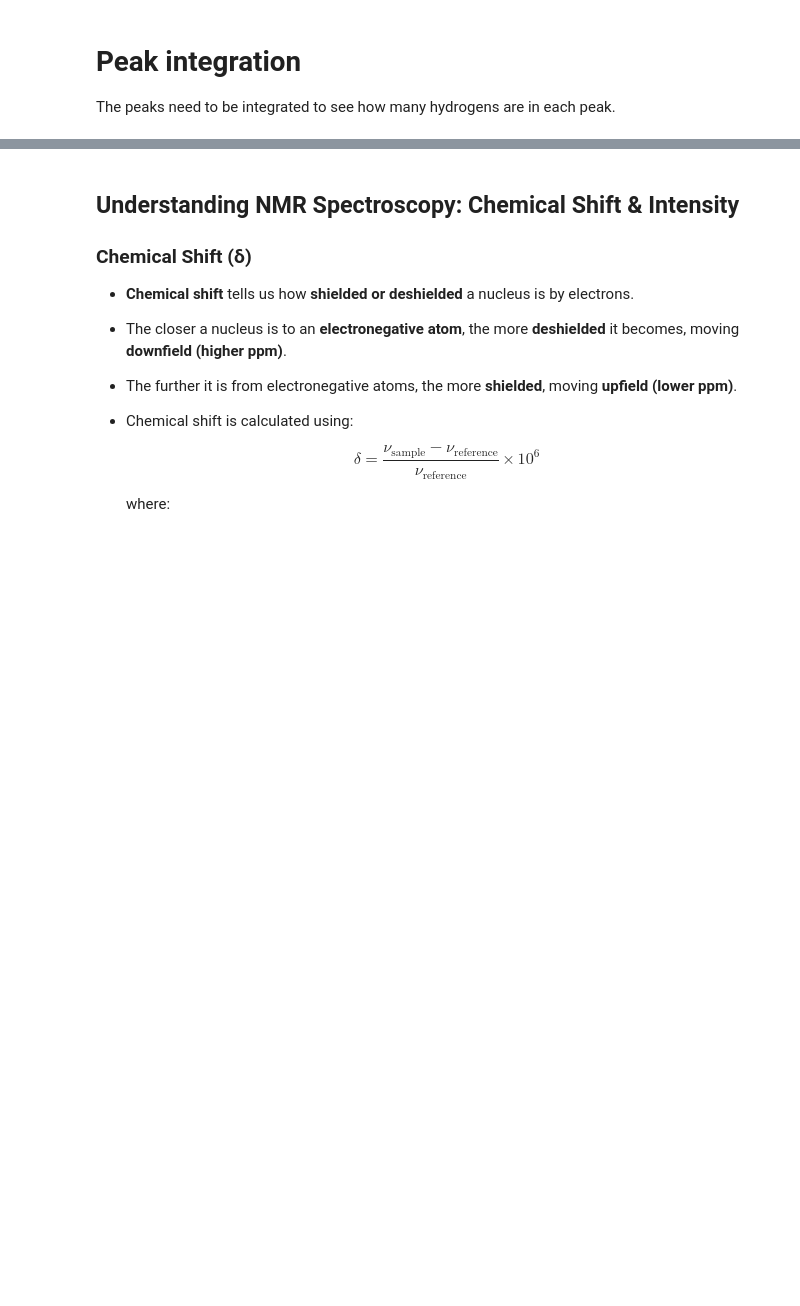
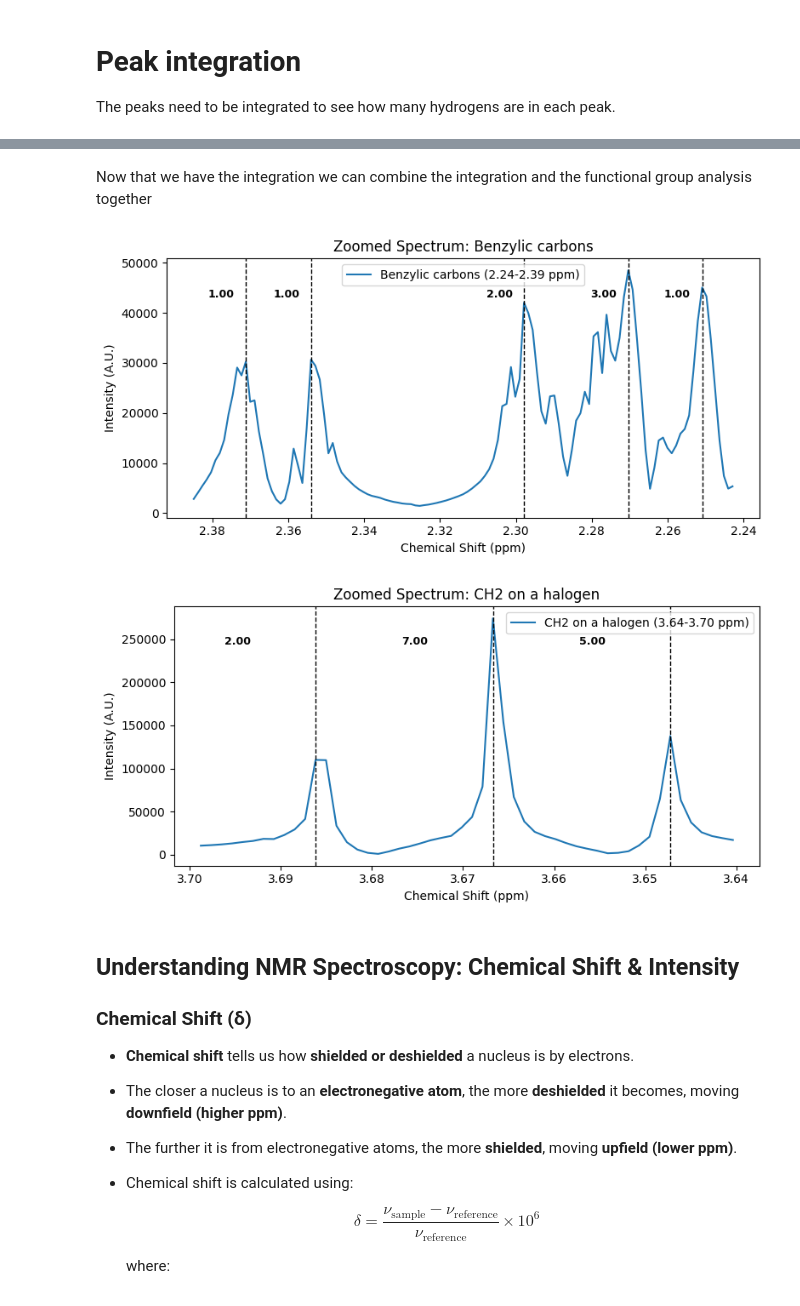
Before and after one commit to Quintinlf/NMR-Project, a Jupyter notebook: parsing_nmr_data.ipynb, the cells around one changed output, grey strips where cells are left out. Cells and saved outputs as stored; diff of their text form; code cells hidden in the pictures; blank space fills up the shorter version.

Commit message:
I finished integration and displaying it on the graoh and its rounding

```diff
--- a/parsing_nmr_data.ipynb
+++ b/parsing_nmr_data.ipynb
@@ -387,0 +326,7 @@ ImportError: cannot import name 'simps' from 'scipy.integrate' (c:\Users\Windows
+# %%
+# Precompute peak data: (ppm, area)
+peak_data = []
+for i, peak_idx in enumerate(peaks):
+    peak_ppm = positive_frequencies[peak_idx] / spectrometer_freq
+    area = integrated_areas[i]
+    peak_data.append((peak_ppm, area))
@@ -387,0 +385,28 @@ ImportError: cannot import name 'simps' from 'scipy.integrate' (c:\Users\Windows
+# %%
+def smart_round(val, threshold=0.0001):
+    lower = int(val)
+    upper = lower + 1
+    if val - lower < 0.5 - threshold:
+        return lower
+    elif val - lower > 0.5 + threshold:
+        return upper
+    else:
+        return round(val)  # round normally if within the threshold window
+# %%
+# Normalize by the smallest non-zero area
+min_area = min(integrated_areas)
+relative_integrals = [area / min_area for area in integrated_areas]
+
+# Round them if desired (e.g. to 1 decimal place or to nearest integer)
+rounded_integrals = [smart_round(val, 0.001) for val in relative_integrals]
+
+# Build peak_data using the normalized values
+peak_data = [
+    (positive_frequencies[peak_idx] / spectrometer_freq, rounded_integrals[i])
+    for i, peak_idx in enumerate(peaks)
+]
+
+# Print the relative integration for each peak
+for i, peak_idx in enumerate(peaks):
+    peak_ppm = positive_frequencies[peak_idx] / spectrometer_freq
+    print(f"Peak at {peak_ppm:.2f} ppm: Relative integration = {rounded_integrals[i]}")
@@ -387,0 +422,2 @@ ImportError: cannot import name 'simps' from 'scipy.integrate' (c:\Users\Windows
+# %% [markdown]
+Now that we have the integration we can combine the integration and the functional group analysis together
@@ -388,3 +481,15 @@ ImportError: cannot import name 'simps' from 'scipy.integrate' (c:\Users\Windows
+# %%
+auto_zoom_functional_groups_with_integration(
+    fftshift(positive_frequencies),
+    fftshift(positive_magnitude),
+    identified_groups,
+    ppm_shifts,
+    peak_data,
+    buffer=0.01
+)
+# %% [output]
+[figure, added]
+[figure, added]
 # %% [markdown]
 ## Understanding NMR Spectroscopy: Chemical Shift & Intensity
 
```
Also changed, not shown: parts of 10 cells of this notebook, 1 other file.
